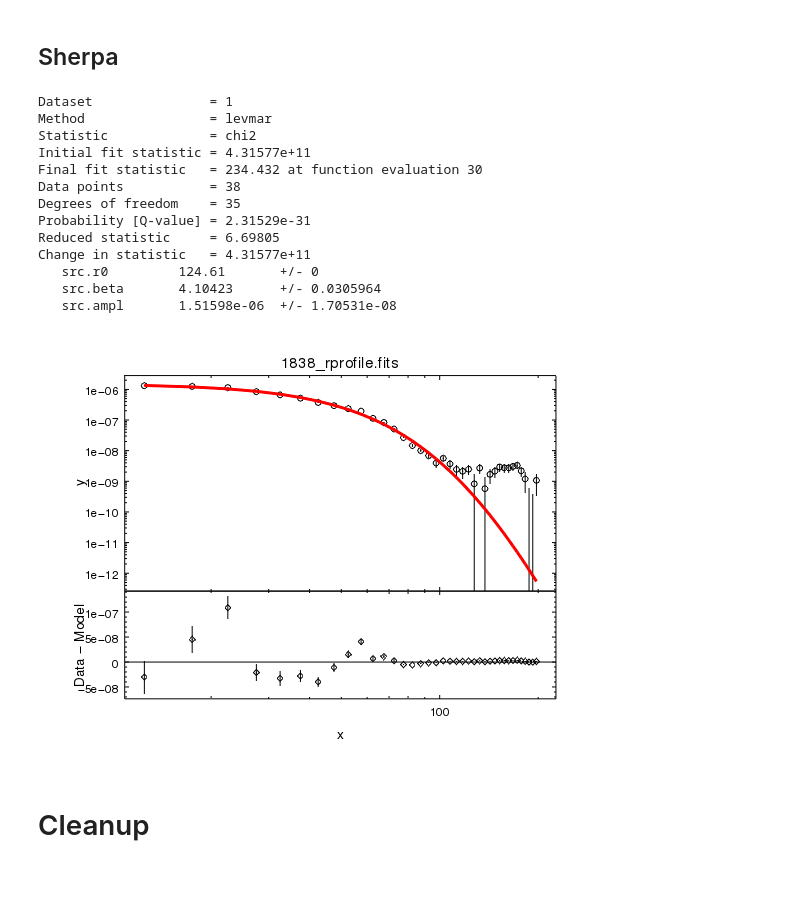
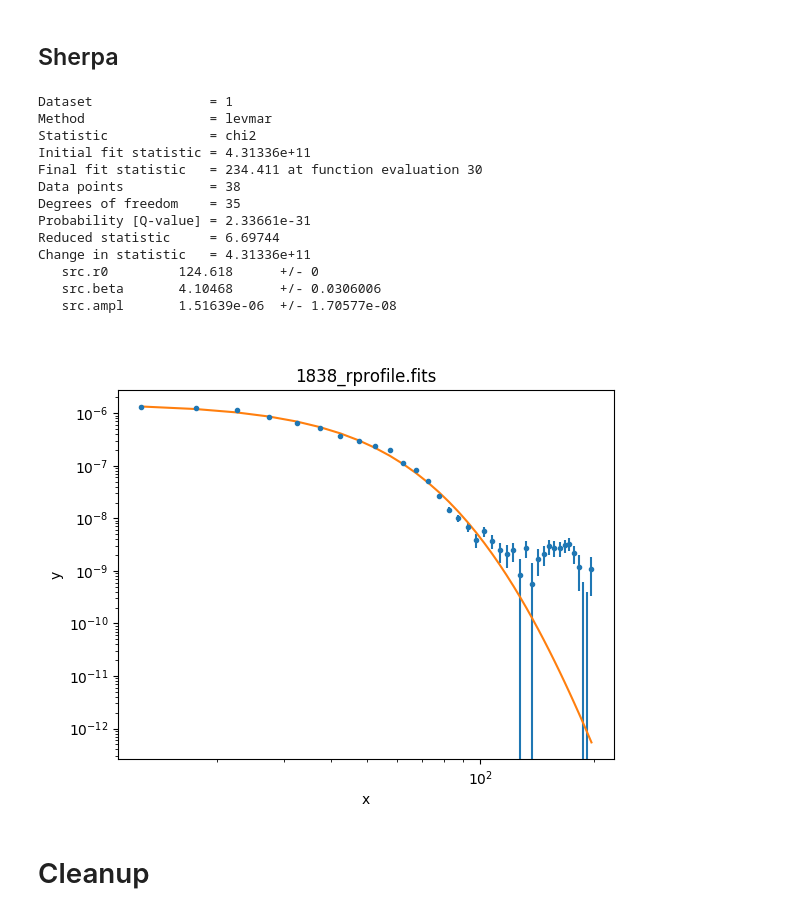
Before and after one commit to cxcsds/ciao-threads, a Jupyter notebook: radial_profile.ipynb, the cells around one changed output. Drawn from its saved outputs; the diff is of its cells as text; code cells hidden in the pictures; blank space fills up the shorter version.

```diff
--- a/radial_profile.ipynb
+++ b/radial_profile.ipynb
@@ -259,47 +266,45 @@ display < chips_02.png
 ## Sherpa
 # %%
 cat << EOM > s1.py
-from pychips import *
-from pychips.hlui import *
-from pycrates import *
+
 from sherpa.astro.ui import *
+import matplotlib.pylab as plt
 load_data(1,"1838_rprofile.fits", 3, ["RMID","SUR_FLUX","SUR_FLUX_ERR"])
 set_source("beta1d.src")
 src.r0 = 105
 src.beta = 4
 src.ampl = 0.00993448
 
 freeze(src.xpos)
 
 fit()
-plot_fit_resid()
+plot_fit()
 
-set_current_plot("plot1")
-log_scale(XY_AXIS)
-#limits(X_AXIS, 10, 200)
-#limits(Y_AXIS, 1e-12, AUTO)
+plt.xscale("log")
+plt.yscale("log")
+#plt.xlim(10, 200)
+#plt.ylim(0.0001, 10)
 
-print_window("sherpa_01.png","export.clobber=True")
-quit()
+plt.savefig("sherpa_01.png")
 EOM
 
 python s1.py
 display < sherpa_01.png
 # %% [output]
 Dataset               = 1
 Method                = levmar
 Statistic             = chi2
-Initial fit statistic = 4.31577e+11
-Final fit statistic   = 234.432 at function evaluation 30
+Initial fit statistic = 4.31336e+11
+Final fit statistic   = 234.411 at function evaluation 30
 Data points           = 38
 Degrees of freedom    = 35
-Probability [Q-value] = 2.31529e-31
-Reduced statistic     = 6.69805
-Change in statistic   = 4.31577e+11
-   src.r0         124.61       +/- 0
-   src.beta       4.10423      +/- 0.0305964
-   src.ampl       1.51598e-06  +/- 1.70531e-08
+Probability [Q-value] = 2.33661e-31
+Reduced statistic     = 6.69744
+Change in statistic   = 4.31336e+11
+   src.r0         124.618      +/- 0
+   src.beta       4.10468      +/- 0.0306006
+   src.ampl       1.51639e-06  +/- 1.70577e-08
-[figure, old version]
+[figure, new version]
 # %% [markdown]
 # Cleanup
 # %%
```
Also changed, not shown: parts of 9 cells of this notebook.
